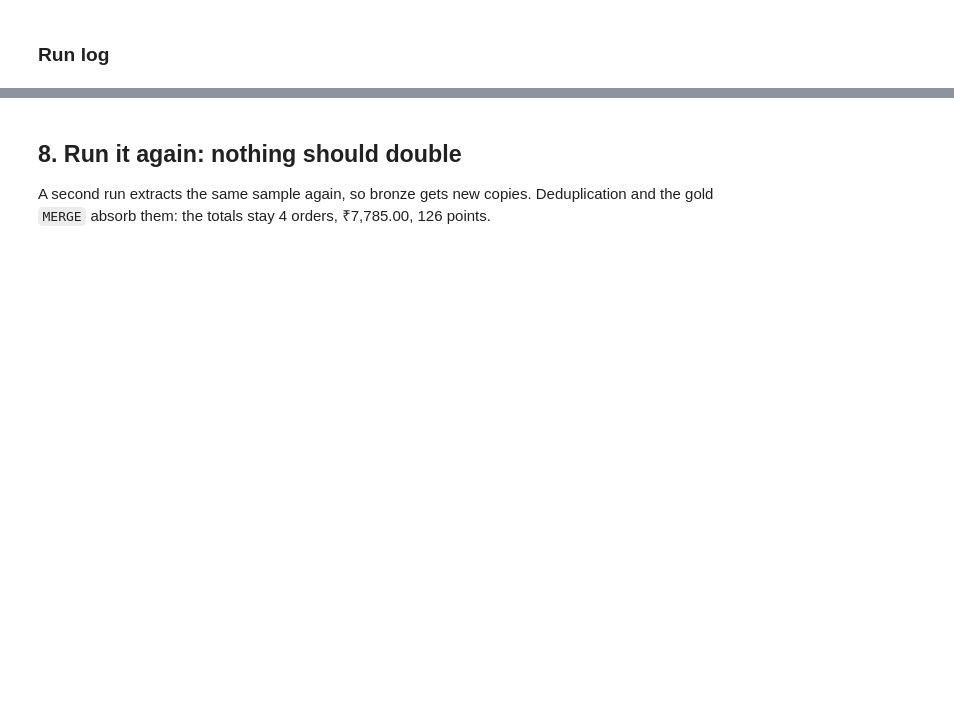
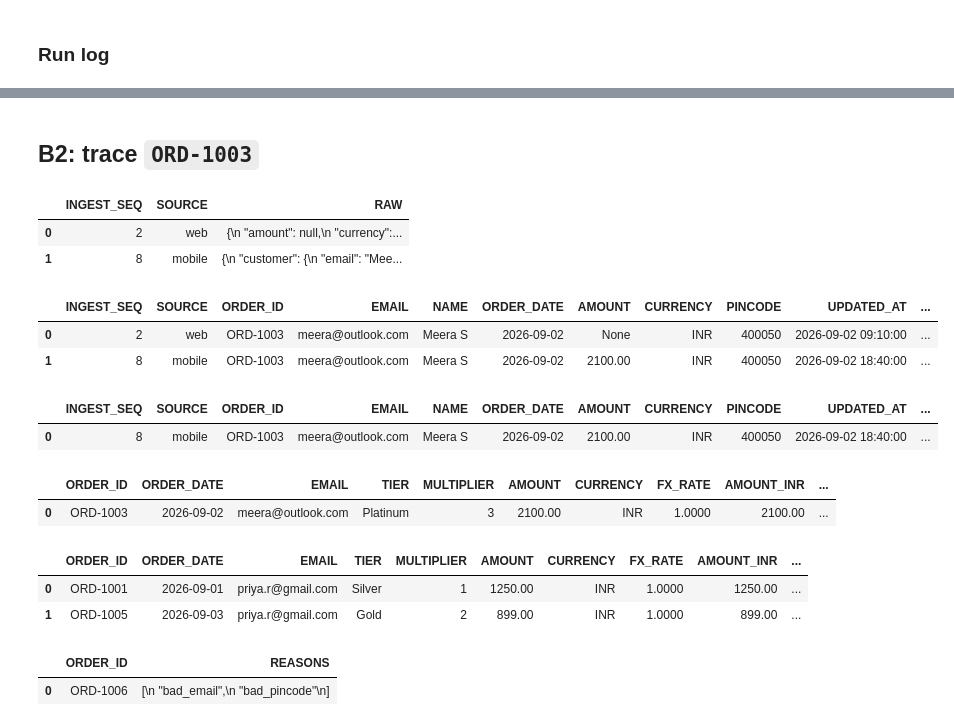
Before and after one commit to Choco-10/freshcart-pipelines, a Jupyter notebook: elt/freshcart_elt.ipynb, the cells around one changed output, grey strips where cells are left out. Saved outputs shown, nothing was run; the diff lists cells and outputs as text; code cells hidden in the pictures; blank space fills up the shorter version.

Commit message:
Add FreshCart data quality check

```diff
--- a/elt/freshcart_elt.ipynb
+++ b/elt/freshcart_elt.ipynb
@@ -1080,3 +1083,2 @@ show("SELECT step, status, detail, logged_at FROM ops.run_log ORDER BY logged_at
-# %% [markdown]
-## 8. Run it again: nothing should double
-A second run extracts the same sample again, so bronze gets new copies. Deduplication and the gold `MERGE` absorb them: the totals stay 4 orders, ₹7,785.00, 126 points.
+# %% [markdown]
+## B2: trace `ORD-1003`
@@ -1083 +1092,70 @@ A second run extracts the same sample again, so bronze gets new copies. Deduplic
+# %%
+df = show("""
+SELECT ingest_seq, source, raw
+FROM bronze.orders_raw
+WHERE raw:order_id::STRING = 'ORD-1003'
+   OR raw:orderId::STRING = 'ORD-1003'
+ORDER BY ingest_seq
+""")
+display(df)
+# %% [output]
+|  | INGEST_SEQ | SOURCE | RAW |
+| 0 | 2 | web | {\n "amount": null,\n "currency":... |
+| 1 | 8 | mobile | {\n "customer": {\n "email": "Mee... |
+# %%
+df = show("""
+SELECT *
+FROM silver.orders_checked
+WHERE order_id = 'ORD-1003'
+ORDER BY updated_at
+""")
+display(df)
+# %% [output]
+|  | INGEST_SEQ | SOURCE | ORDER_ID | EMAIL | NAME | ORDER_DATE | AMOUNT | CURRENCY | PINCODE | UPDATED_AT | ... |
+| 0 | 2 | web | ORD-1003 | meera@outlook.com | Meera S | 2026-09-02 | None | INR | 400050 | 2026-09-02 09:10:00 | ... |
+| 1 | 8 | mobile | ORD-1003 | meera@outlook.com | Meera S | 2026-09-02 | 2100.00 | INR | 400050 | 2026-09-02 18:40:00 | ... |
+# %%
+df = show("""
+SELECT *
+FROM silver.orders_dedup
+WHERE order_id = 'ORD-1003'
+""")
+display(df)
+# %% [output]
+|  | INGEST_SEQ | SOURCE | ORDER_ID | EMAIL | NAME | ORDER_DATE | AMOUNT | CURRENCY | PINCODE | UPDATED_AT | ... |
+| 0 | 8 | mobile | ORD-1003 | meera@outlook.com | Meera S | 2026-09-02 | 2100.00 | INR | 400050 | 2026-09-02 18:40:00 | ... |
+# %%
+df = show("""
+SELECT order_id, order_date, email, tier, multiplier, amount,
+       currency, fx_rate, amount_inr, loyalty_points, updated_at
+FROM gold.fct_orders
+WHERE order_id = 'ORD-1003'
+""")
+display(df)
+# %% [output]
+|  | ORDER_ID | ORDER_DATE | EMAIL | TIER | MULTIPLIER | AMOUNT | CURRENCY | FX_RATE | AMOUNT_INR | ... |
+| 0 | ORD-1003 | 2026-09-02 | meera@outlook.com | Platinum | 3 | 2100.00 | INR | 1.0000 | 2100.00 | ... |
+# %%
+df = show("""
+SELECT order_id, order_date, email, tier, multiplier, amount,
+       currency, fx_rate, amount_inr, loyalty_points
+FROM gold.fct_orders
+WHERE order_id IN ('ORD-1001', 'ORD-1005')
+ORDER BY order_id
+""")
+display(df)
+# %% [output]
+|  | ORDER_ID | ORDER_DATE | EMAIL | TIER | MULTIPLIER | AMOUNT | CURRENCY | FX_RATE | AMOUNT_INR | ... |
+| 0 | ORD-1001 | 2026-09-01 | priya.r@gmail.com | Silver | 1 | 1250.00 | INR | 1.0000 | 1250.00 | ... |
+| 1 | ORD-1005 | 2026-09-03 | priya.r@gmail.com | Gold | 2 | 899.00 | INR | 1.0000 | 899.00 | ... |
+# %%
+df = show("""
+SELECT order_id, reasons
+FROM silver.orders_checked
+WHERE order_id = 'ORD-1006'
+""")
+display(df)
+# %% [output]
+|  | ORDER_ID | REASONS |
+| 0 | ORD-1006 | [\n "bad_email",\n "bad_pincode"\n] |
 # %%
```
Also changed, not shown: parts of 20 cells of this notebook, 5 other files.
